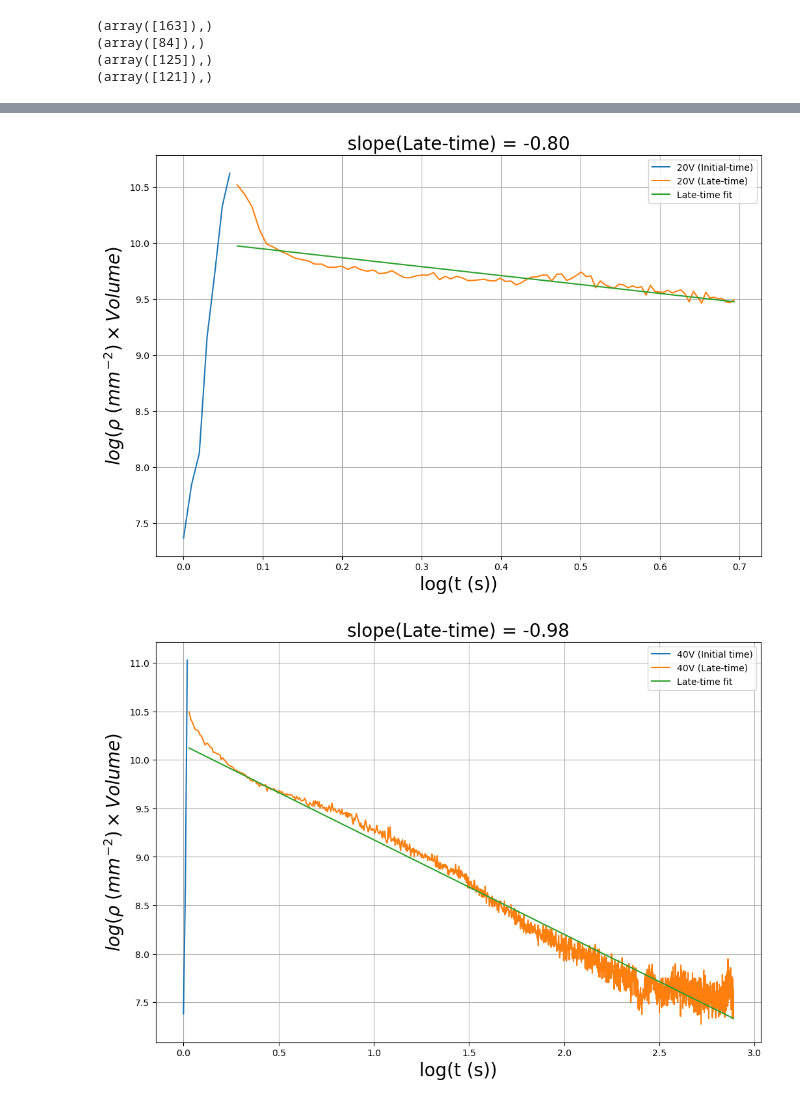
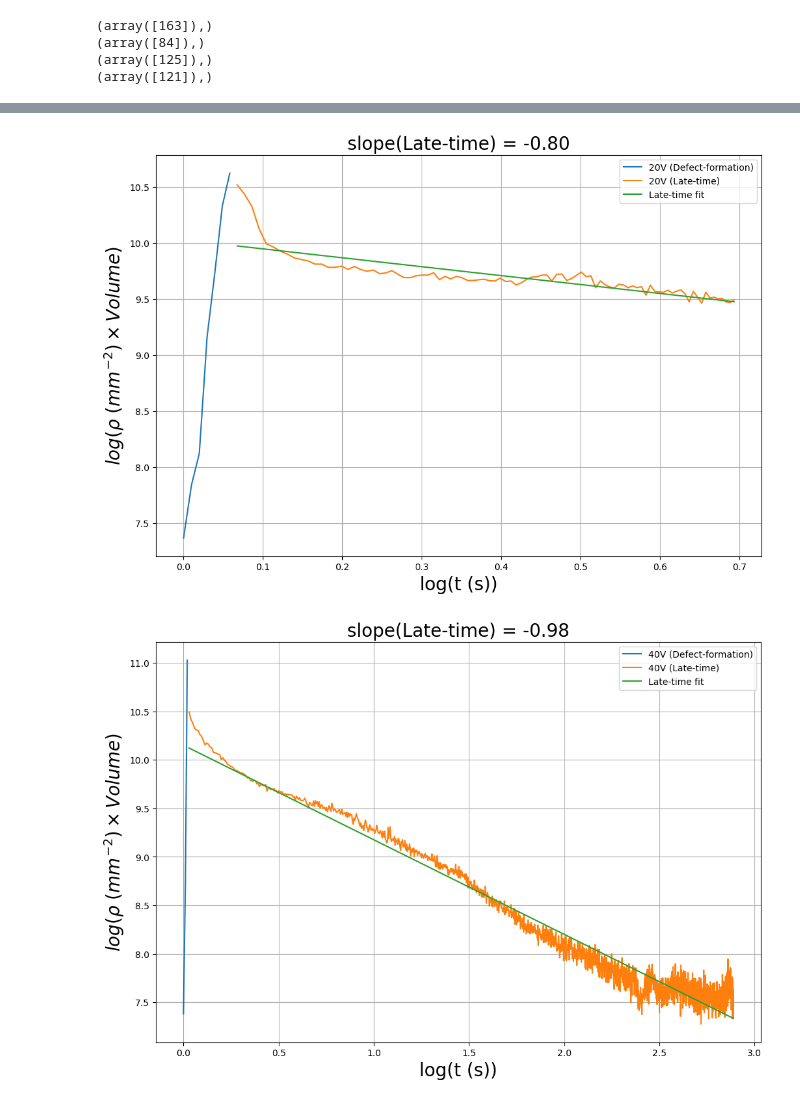
Before and after one commit to mandal-anik10/SLP-CosmoWithLCs, a Jupyter notebook: notebooks/late_time_dyn.ipynb, the cells around one changed output, grey strips where cells are left out. Saved outputs shown, nothing was run; the diff lists cells and outputs as text; code cells hidden in the pictures.

Commit message:
add: dyn evol plots

```diff
--- a/notebooks/late_time_dyn.ipynb
+++ b/notebooks/late_time_dyn.ipynb
@@ -67,7 +69,7 @@ fig = plt.figure(figsize=(12, 8))
 
 a, b, c = 78, 85, 178
 t_20_ = t_20 - (t_20[a] -1)
-plt.plot(np.log(t_20_[a:b]), np.log(S_dyn_20[a:b]), label = '20V (Initial-time)')
+plt.plot(np.log(t_20_[a:b]), np.log(S_dyn_20[a:b]), label = '20V (Defect-formation)')
 plt.plot(np.log(t_20_[b:c]), np.log(S_dyn_20[b:c]), label = '20V (Late-time)')
 
 slope_, intersect_ = np.polyfit(np.log(t_20_[b:c]), np.log(S_dyn_20[b:c]), deg=1)
@@ -80,26 +82,26 @@ plt.ylabel(r'$log(\rho\ (mm^{-2}) \times Volume)$')
 plt.legend()
 plt.savefig('../figs/20V-rho_dyn.png')
 # %% [output]
-[figure, old version]
+[figure, new version]
 # %%
 fig = plt.figure(figsize=(12, 8))
 
 a, b, c = 123, 126, -1
 t_40_ = t_40 - (t_40[a] -1)
-plt.plot(np.log(t_40_[a:b]), np.log(S_dyn_40[a:b]), label = '40V (Initial time)')
+plt.plot(np.log(t_40_[a:b]), np.log(S_dyn_40[a:b]), label = '40V (Defect-formation)')
 plt.plot(np.log(t_40_[b:c]), np.log(S_dyn_40[b:c]), label = '40V (Late-time)')
 
 slope_, intersect_ = np.polyfit(np.log(t_40_[b:c]), np.log(S_dyn_40[b:c]), deg=1)
 plt.title('slope(Late-time) = {:.2f}'.format(slope_))
 plt.plot(np.log(t_40_[b:c]), slope_ * np.log(t_40_[b:c]) + intersect_, label = 'Late-time fit')
 
 plt.grid()
 plt.xlabel('log(t (s))')
 plt.ylabel(r'$log(\rho\ (mm^{-2}) \times Volume)$')
 plt.legend()
 plt.savefig('../figs/40V-rho_dyn.png')
 # %% [output]
-[figure, old version]
+[figure, new version]
 # %%
 fig = plt.figure(figsize=(12, 8))
 
```
Also changed, not shown: parts of 4 cells of this notebook, 11 other files.
